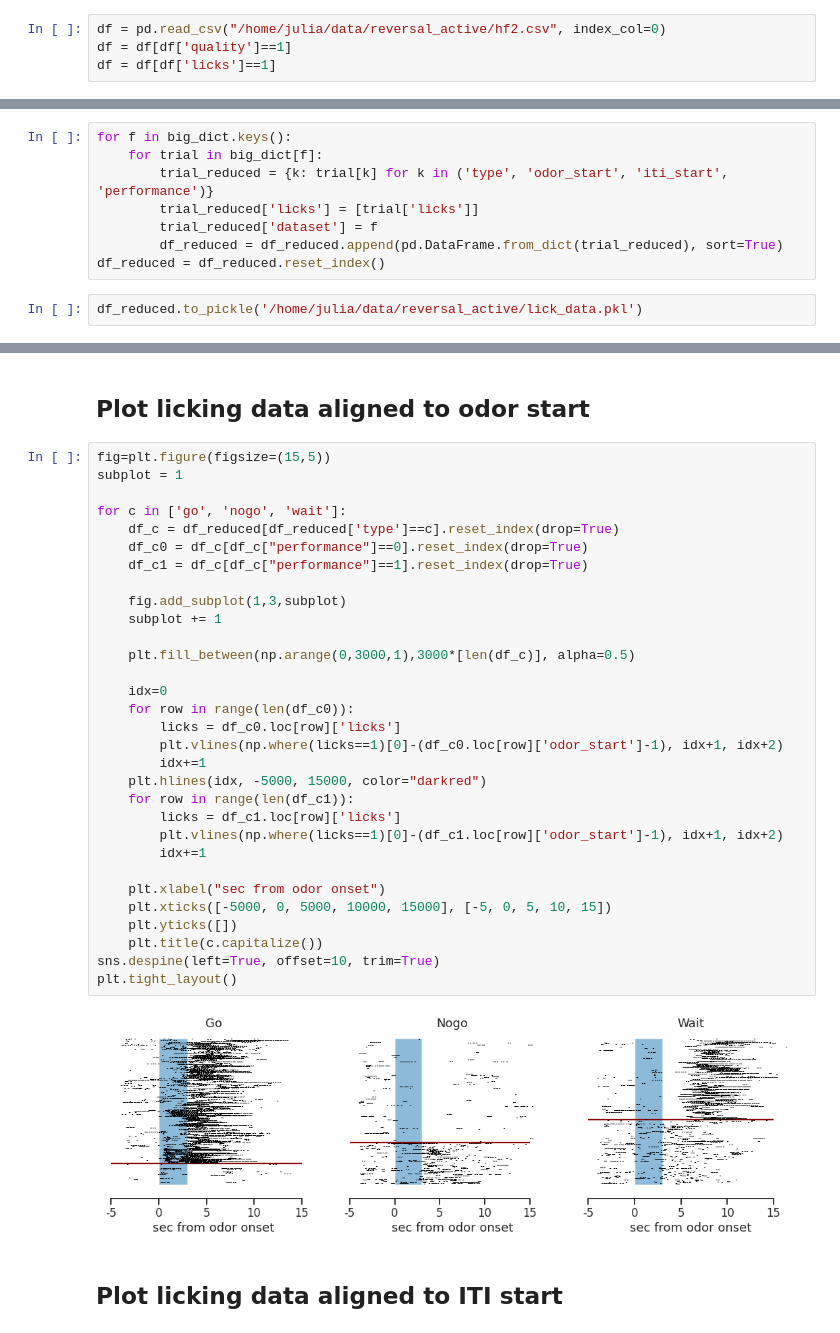
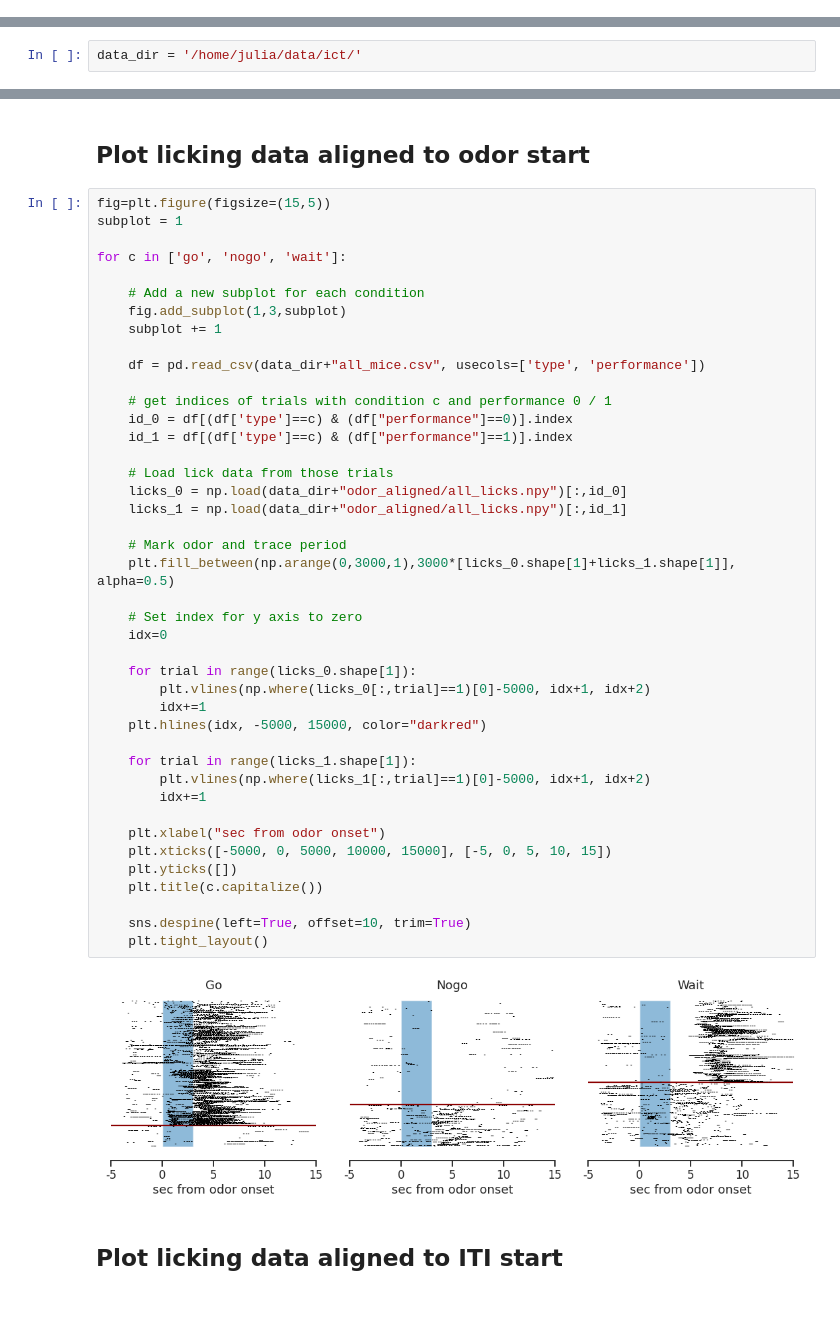
Before and after one commit to juhuntenburg/instrumental_conditioning, a Jupyter notebook: Lick_data.ipynb, the cells around one changed output, grey strips where cells are left out. Saved outputs shown, nothing was run; the diff lists cells and outputs as text; blank space fills up the shorter version.

```diff
--- a/Lick_data.ipynb
+++ b/Lick_data.ipynb
@@ -42,4 +14,0 @@ def todict(matobj):
-# %%
-df = pd.read_csv("/home/julia/data/reversal_active/hf2.csv", index_col=0)
-df = df[df['quality']==1]
-df = df[df['licks']==1]
@@ -57,10 +15,2 @@ df_reduced = pd.DataFrame(columns=['dataset', 'type', 'odor_start', 'iti_start',
-# %%
-for f in big_dict.keys():
-    for trial in big_dict[f]:
-        trial_reduced = {k: trial[k] for k in ('type', 'odor_start', 'iti_start', 'performance')}
-        trial_reduced['licks'] = [trial['licks']]
-        trial_reduced['dataset'] = f
-        df_reduced = df_reduced.append(pd.DataFrame.from_dict(trial_reduced), sort=True)
-df_reduced = df_reduced.reset_index()
 # %%
-df_reduced.to_pickle('/home/julia/data/reversal_active/lick_data.pkl')
+data_dir = '/home/julia/data/ict/'
@@ -71,36 +19,47 @@ df_reduced = pd.read_pickle('/home/julia/data/reversal_active/lick_data.pkl')
 # %%
 fig=plt.figure(figsize=(15,5))
 subplot = 1
 
 for c in ['go', 'nogo', 'wait']:
-    df_c = df_reduced[df_reduced['type']==c].reset_index(drop=True)
-    df_c0 = df_c[df_c["performance"]==0].reset_index(drop=True)
-    df_c1 = df_c[df_c["performance"]==1].reset_index(drop=True)
 
+    # Add a new subplot for each condition
     fig.add_subplot(1,3,subplot)
     subplot += 1
 
-    plt.fill_between(np.arange(0,3000,1),3000*[len(df_c)], alpha=0.5)
+    df = pd.read_csv(data_dir+"all_mice.csv", usecols=['type', 'performance'])
 
+    # get indices of trials with condition c and performance 0 / 1
+    id_0 = df[(df['type']==c) & (df["performance"]==0)].index
+    id_1 = df[(df['type']==c) & (df["performance"]==1)].index
+
+    # Load lick data from those trials
+    licks_0 = np.load(data_dir+"odor_aligned/all_licks.npy")[:,id_0]
+    licks_1 = np.load(data_dir+"odor_aligned/all_licks.npy")[:,id_1]
+
+    # Mark odor and trace period
+    plt.fill_between(np.arange(0,3000,1),3000*[licks_0.shape[1]+licks_1.shape[1]], alpha=0.5)
+
+    # Set index for y axis to zero
     idx=0
-    for row in range(len(df_c0)):
-        licks = df_c0.loc[row]['licks']
-        plt.vlines(np.where(licks==1)[0]-(df_c0.loc[row]['odor_start']-1), idx+1, idx+2)
+
+    for trial in range(licks_0.shape[1]):
+        plt.vlines(np.where(licks_0[:,trial]==1)[0]-5000, idx+1, idx+2)
         idx+=1
     plt.hlines(idx, -5000, 15000, color="darkred")
-    for row in range(len(df_c1)):
-        licks = df_c1.loc[row]['licks']
-        plt.vlines(np.where(licks==1)[0]-(df_c1.loc[row]['odor_start']-1), idx+1, idx+2)
+
+    for trial in range(licks_1.shape[1]):
+        plt.vlines(np.where(licks_1[:,trial]==1)[0]-5000, idx+1, idx+2)
         idx+=1
 
     plt.xlabel("sec from odor onset")
     plt.xticks([-5000, 0, 5000, 10000, 15000], [-5, 0, 5, 10, 15])
     plt.yticks([])
     plt.title(c.capitalize())
-sns.despine(left=True, offset=10, trim=True)
-plt.tight_layout()
+
+    sns.despine(left=True, offset=10, trim=True)
+    plt.tight_layout()
 # %% [output]
-[figure, old version]
+[figure, new version]
 # %% [markdown]
 ## Plot licking data aligned to ITI start
 # %%
```
Also changed, not shown: parts of 12 cells of this notebook, 3 other files.
